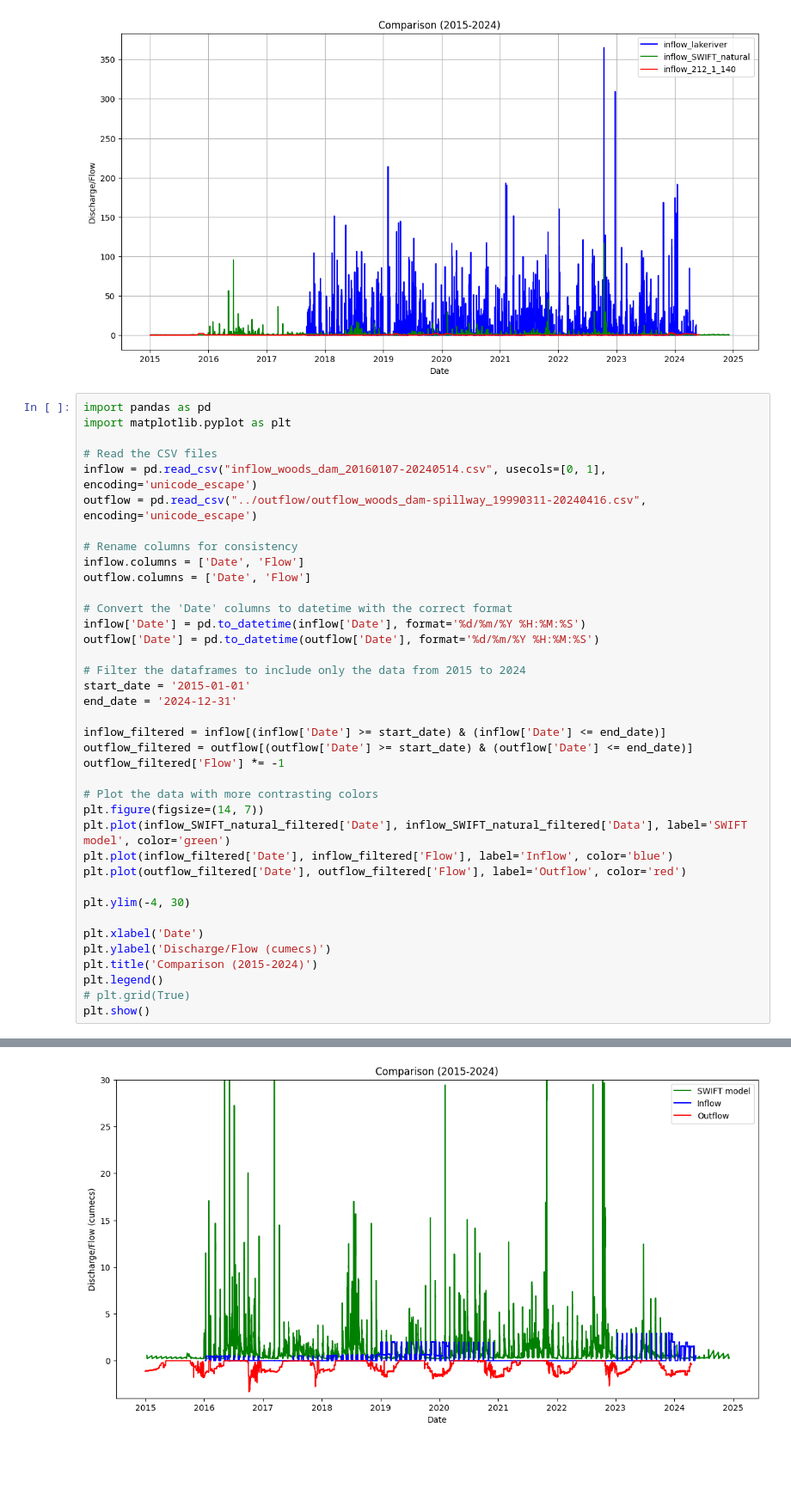
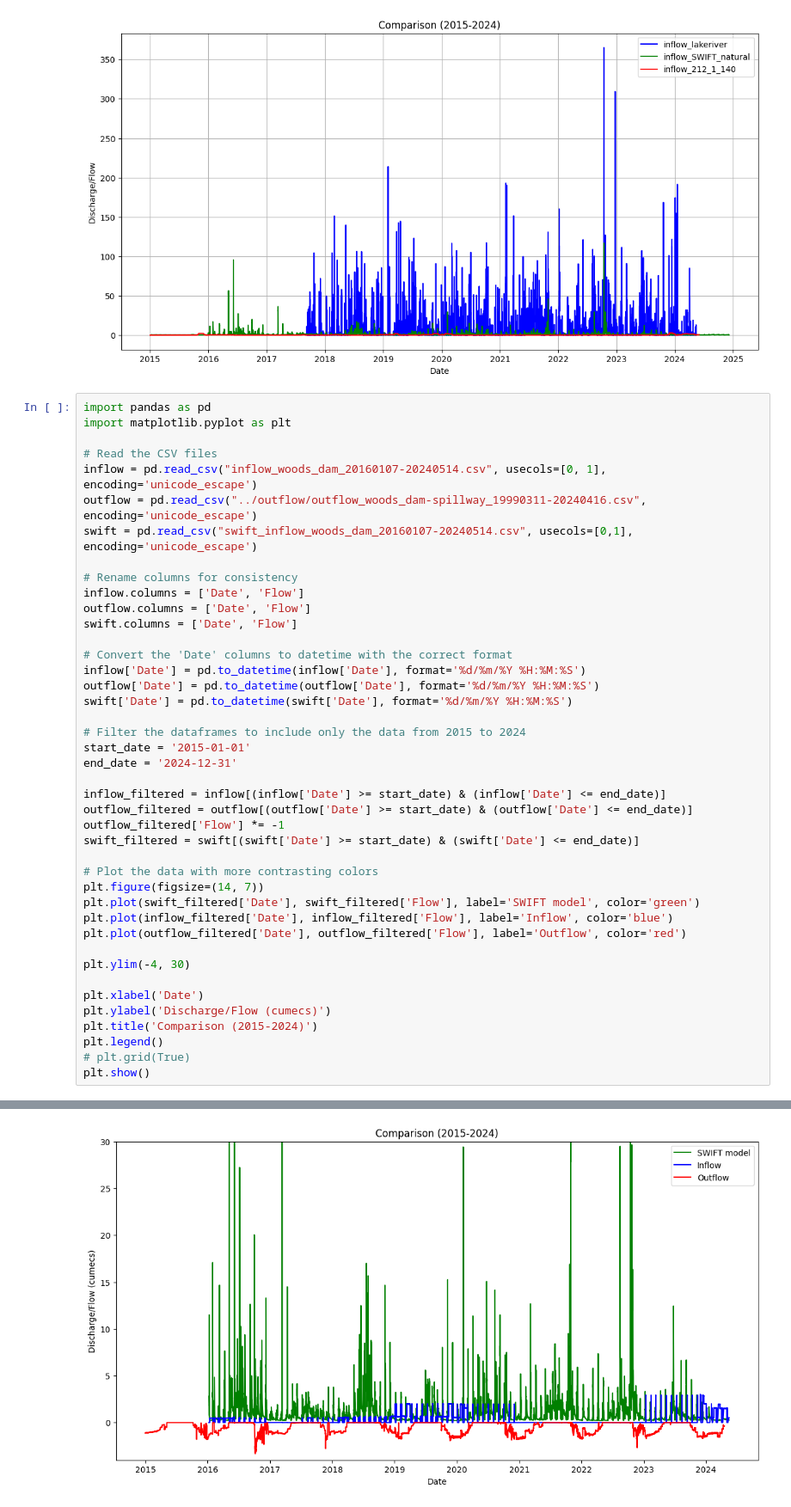
Before and after one commit to AquaticEcoDynamics/tassielakes-data, a Jupyter notebook: scripting/inflow/comparison_plot.ipynb, the cells around one changed output, grey strips where cells are left out. Shown at 86% size. Drawn from its saved outputs; the diff is of its cells as text; blank space fills up the shorter version.

Commit message:
Update swift inflow data

```diff
--- a/scripting/inflow/comparison_plot.ipynb
+++ b/scripting/inflow/comparison_plot.ipynb
@@ -123,41 +123,45 @@ import matplotlib.pyplot as plt
 # Read the CSV files
 inflow = pd.read_csv("inflow_woods_dam_20160107-20240514.csv", usecols=[0, 1], encoding='unicode_escape')
 outflow = pd.read_csv("../outflow/outflow_woods_dam-spillway_19990311-20240416.csv", encoding='unicode_escape')
+swift = pd.read_csv("swift_inflow_woods_dam_20160107-20240514.csv", usecols=[0,1], encoding='unicode_escape')
 
 # Rename columns for consistency
 inflow.columns = ['Date', 'Flow']
 outflow.columns = ['Date', 'Flow']
+swift.columns = ['Date', 'Flow']
 
 # Convert the 'Date' columns to datetime with the correct format
 inflow['Date'] = pd.to_datetime(inflow['Date'], format='%d/%m/%Y %H:%M:%S')
 outflow['Date'] = pd.to_datetime(outflow['Date'], format='%d/%m/%Y %H:%M:%S')
+swift['Date'] = pd.to_datetime(swift['Date'], format='%d/%m/%Y %H:%M:%S')
 
 # Filter the dataframes to include only the data from 2015 to 2024
 start_date = '2015-01-01'
 end_date = '2024-12-31'
 
 inflow_filtered = inflow[(inflow['Date'] >= start_date) & (inflow['Date'] <= end_date)]
 outflow_filtered = outflow[(outflow['Date'] >= start_date) & (outflow['Date'] <= end_date)]
 outflow_filtered['Flow'] *= -1
+swift_filtered = swift[(swift['Date'] >= start_date) & (swift['Date'] <= end_date)]
 
 # Plot the data with more contrasting colors
 plt.figure(figsize=(14, 7))
-plt.plot(inflow_SWIFT_natural_filtered['Date'], inflow_SWIFT_natural_filtered['Data'], label='SWIFT model', color='green')
+plt.plot(swift_filtered['Date'], swift_filtered['Flow'], label='SWIFT model', color='green')
 plt.plot(inflow_filtered['Date'], inflow_filtered['Flow'], label='Inflow', color='blue')
 plt.plot(outflow_filtered['Date'], outflow_filtered['Flow'], label='Outflow', color='red')
 
 plt.ylim(-4, 30)
 
 plt.xlabel('Date')
 plt.ylabel('Discharge/Flow (cumecs)')
 plt.title('Comparison (2015-2024)')
 plt.legend()
 # plt.grid(True)
 plt.show()
 # %% [output]
 A value is trying to be set on a copy of a slice from a DataFrame.
 Try using .loc[row_indexer,col_indexer] = value instead
 
 See the caveats in the documentation: https://pandas.pydata.org/pandas-docs/stable/user_guide/indexing.html#returning-a-view-versus-a-copy
   outflow_filtered['Flow'] *= -1
-[figure, old version]
+[figure, new version]
```
Also changed, not shown: 4 other files.
